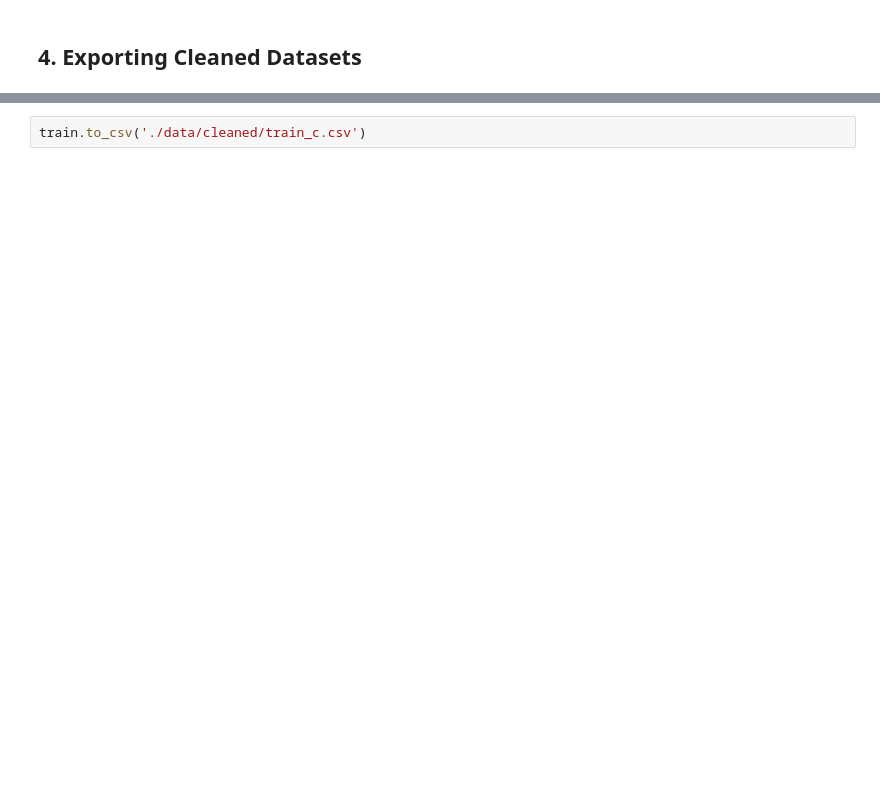
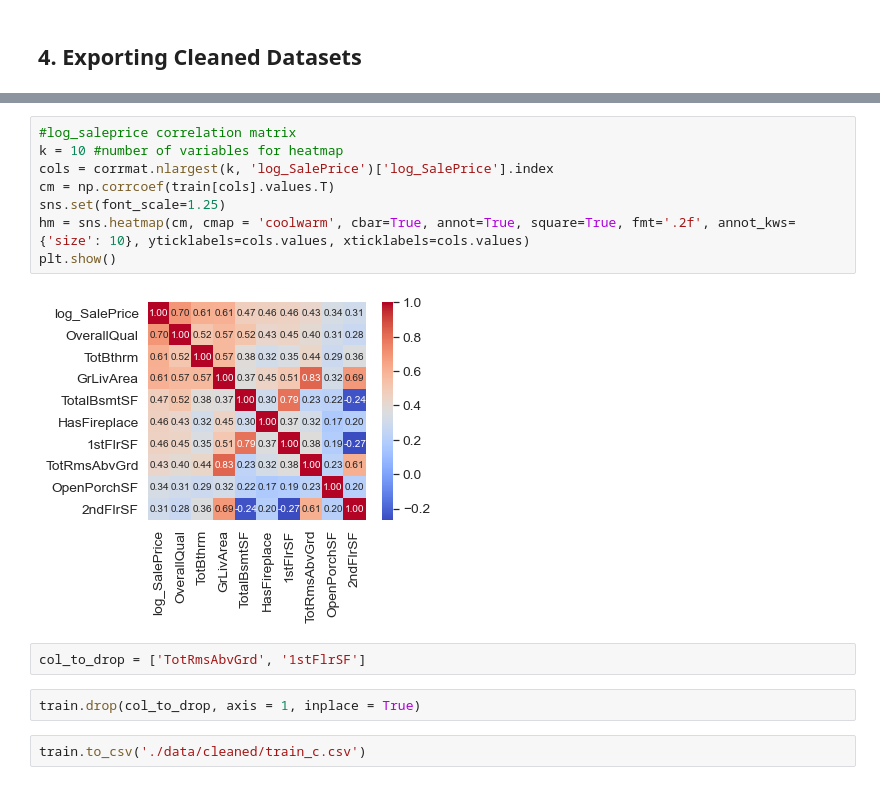
Before and after one commit to aditimayareddy/ameshousing, a Jupyter notebook: I. EDA & Cleaning.ipynb, the cells around one changed output, grey strips where cells are left out. Cells and saved outputs as stored; diff of their text form; blank space fills up the shorter version.

```diff
--- a/I. EDA & Cleaning.ipynb
+++ b/I. EDA & Cleaning.ipynb
@@ -847,2 +1429,16 @@ cols_to_drop = ['GarageArea']
+# %%
+#log_saleprice correlation matrix
+k = 10 #number of variables for heatmap
+cols = corrmat.nlargest(k, 'log_SalePrice')['log_SalePrice'].index
+cm = np.corrcoef(train[cols].values.T)
+sns.set(font_scale=1.25)
+hm = sns.heatmap(cm, cmap = 'coolwarm', cbar=True, annot=True, square=True, fmt='.2f', annot_kws={'size': 10}, yticklabels=cols.values, xticklabels=cols.values)
+plt.show()
+# %% [output]
+[figure, added]
+# %%
+col_to_drop = ['TotRmsAbvGrd', '1stFlrSF']
+# %%
+train.drop(col_to_drop, axis = 1, inplace = True)
 # %%
 train.to_csv('./data/cleaned/train_c.csv')
```
Also changed, not shown: parts of 83 cells of this notebook, 4 other files.
